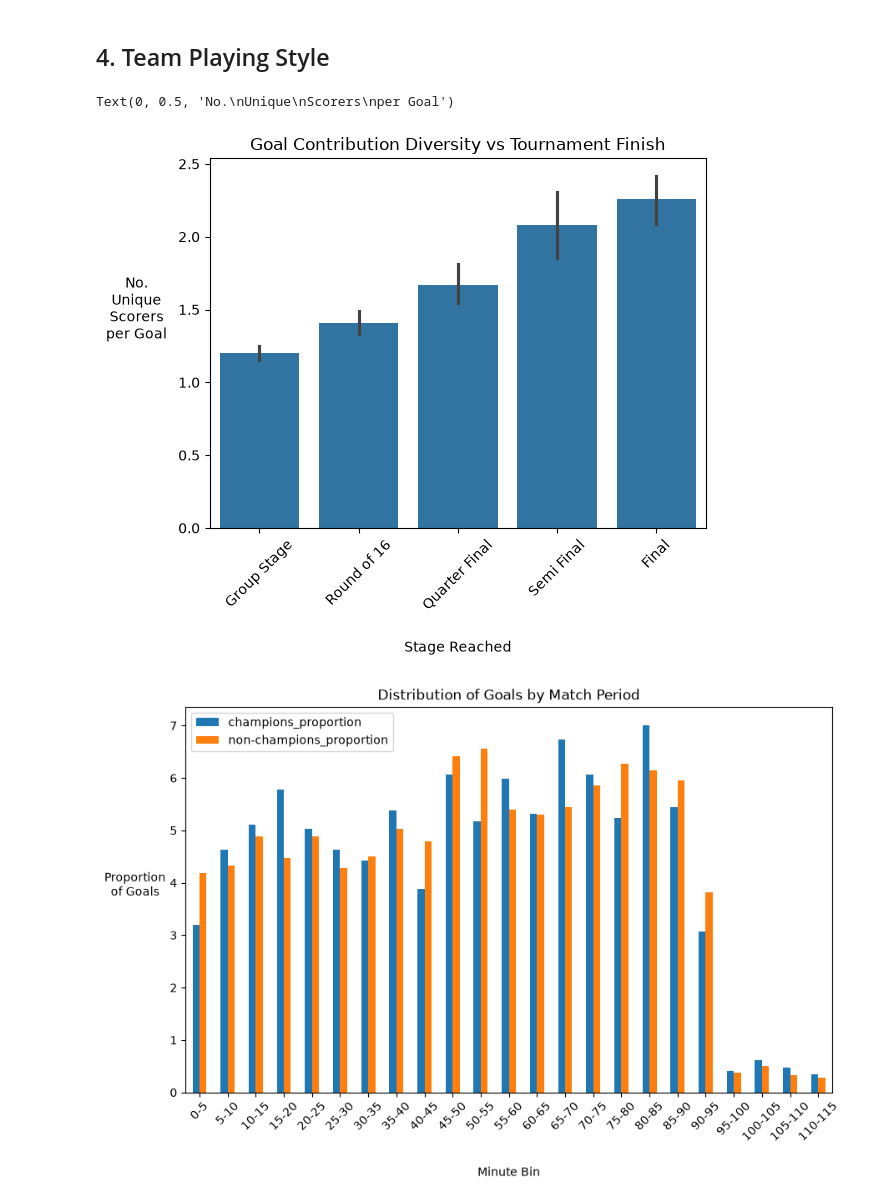
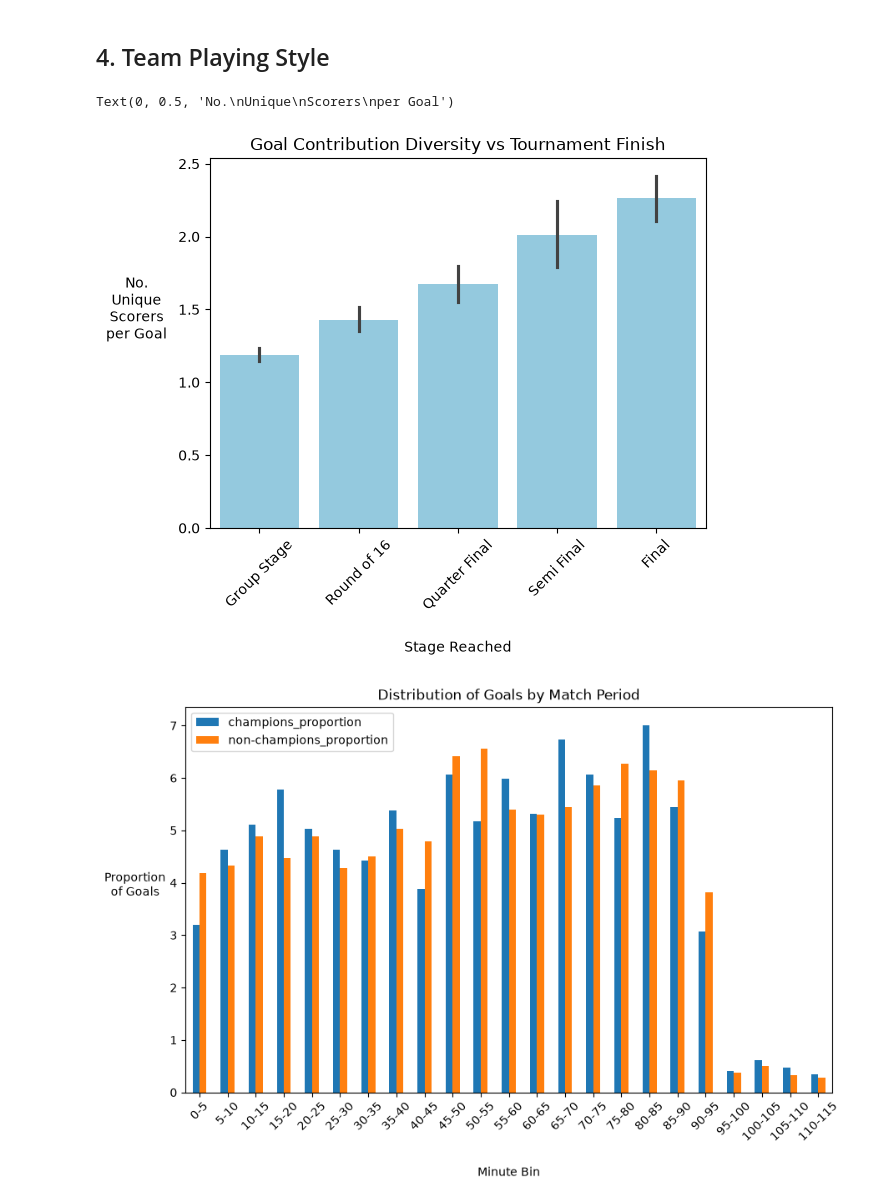
Before and after one commit to bev-amin/fifa-data-science, a Jupyter notebook: notebooks/02-further-analysis.ipynb, the cells around one changed output. Saved outputs shown, nothing was run; the diff lists cells and outputs as text; code cells hidden in the pictures.

```diff
--- a/notebooks/02-further-analysis.ipynb
+++ b/notebooks/02-further-analysis.ipynb
@@ -538,14 +538,14 @@ squad_exp_perform['no_uniq_scorer_per_goal'] = squad_exp_perform['no_goals'] / s
 # %%
 ''' Goal Contribution Diversity vs Tournament Finish '''
 
-sns.barplot(data=squad_exp_perform, x='round_reached', y='no_uniq_scorer_per_goal' )
+sns.barplot(data=squad_exp_perform, x='round_reached', y='no_uniq_scorer_per_goal', color='skyblue')
 plt.xticks([float(n) for n in range(5)], stage_order, rotation=45)
 plt.title('Goal Contribution Diversity vs Tournament Finish')
 plt.xlabel('Stage Reached', labelpad=20)
 plt.ylabel('No.\nUnique\nScorers\nper Goal', rotation=0, labelpad=30)
 # %% [output]
 Text(0, 0.5, 'No.\nUnique\nScorers\nper Goal')
-[figure, old version]
+[figure, new version]
 # %%
 ''' Add column wc_winner to goals'''
 
```
Also changed, not shown: parts of 7 cells of this notebook.
